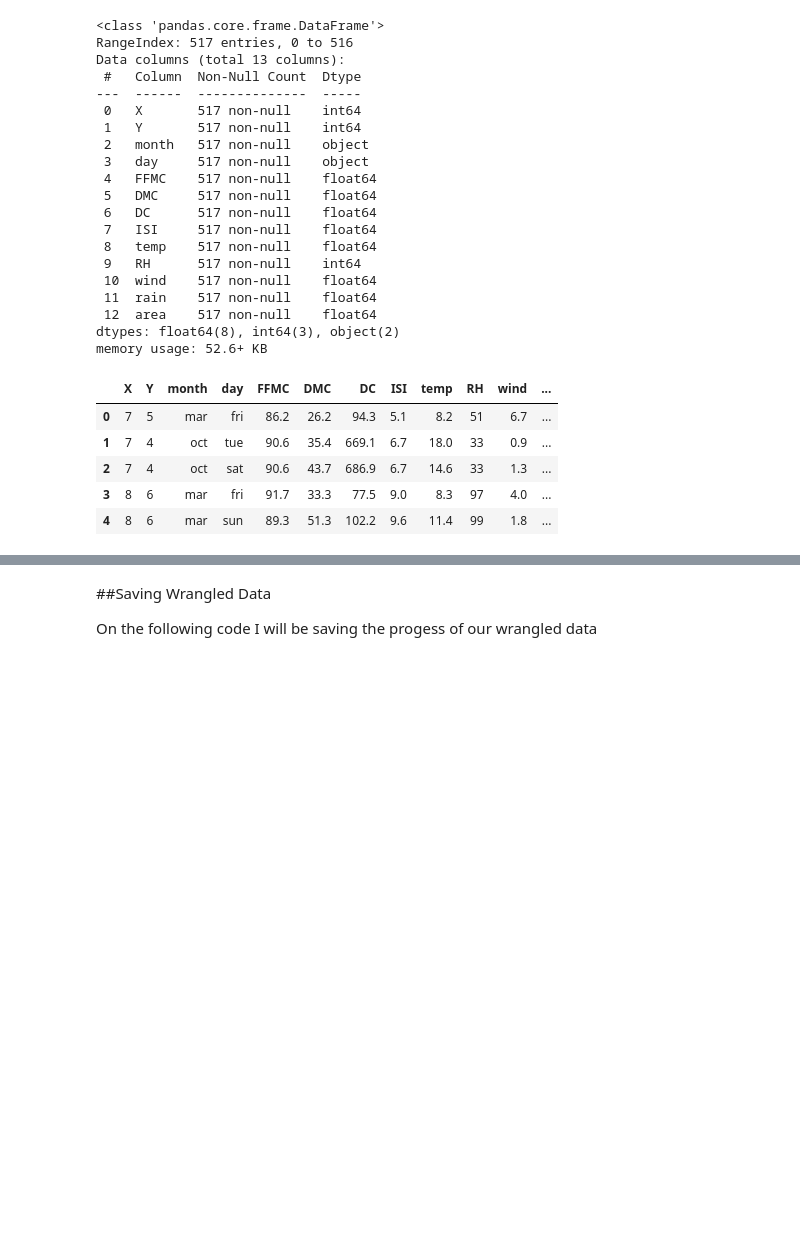
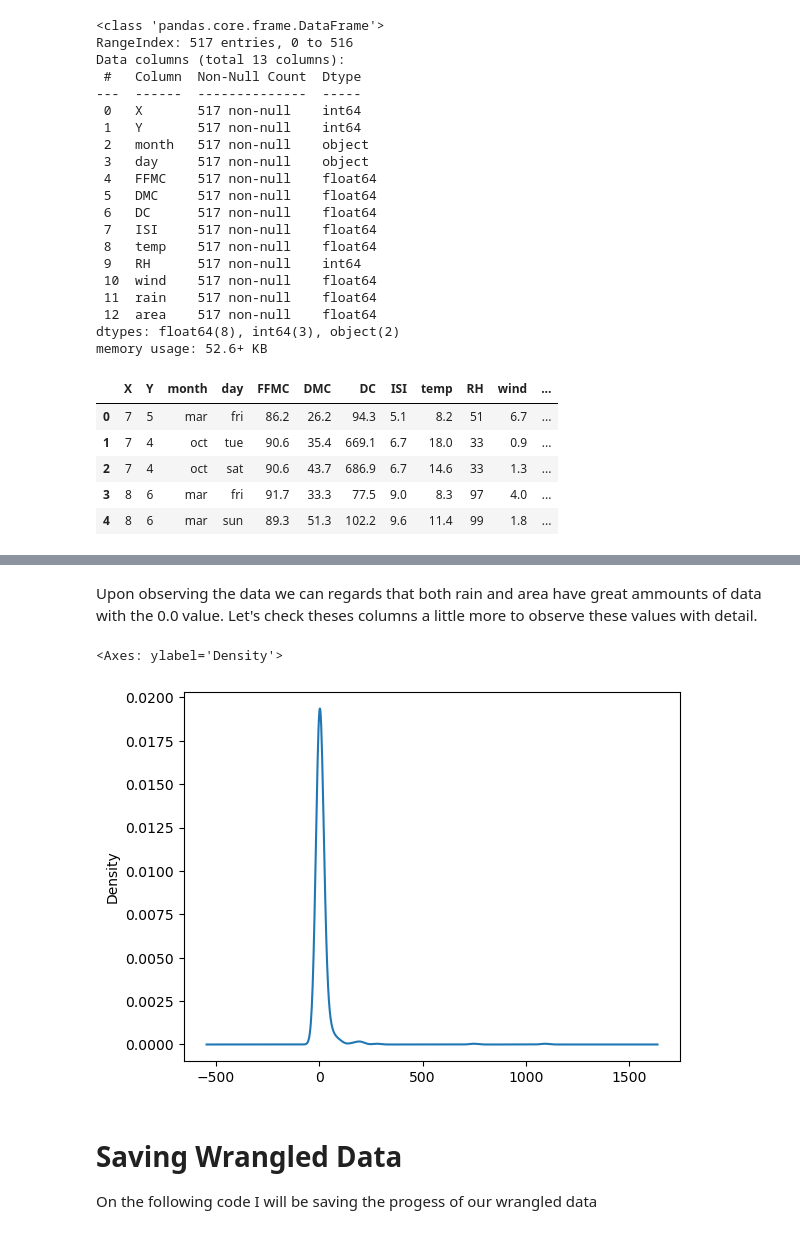
Before and after one commit to NevesLaura-NP/forest-fires, a Jupyter notebook: notebooks/Data Wrangling.ipynb, the cells around one changed output, grey strips where cells are left out. Saved outputs shown, nothing was run; the diff lists cells and outputs as text; code cells hidden in the pictures; blank space fills up the shorter version.

```diff
--- a/notebooks/Data Wrangling.ipynb
+++ b/notebooks/Data Wrangling.ipynb
@@ -105,5 +113,12 @@ array([[<Axes: title={'center': 'X'}>, <Axes: title={'center': 'Y'}>,
+# %% [markdown]
+Upon observing the data we can regards that both rain and area have great ammounts of data with the 0.0 value. Let's check theses columns a little more to observe these values with detail.
+# %%
+datafile['area'].plot(kind = 'density')
+# %% [output]
+<Axes: ylabel='Density'>
+[figure, added]
 # %% [markdown]
-##Saving Wrangled Data
+# Saving Wrangled Data
 
 On the following code I will be saving the progess of our wrangled data
 # %%
```
Also changed, not shown: parts of 16 cells of this notebook, 5 other files.
